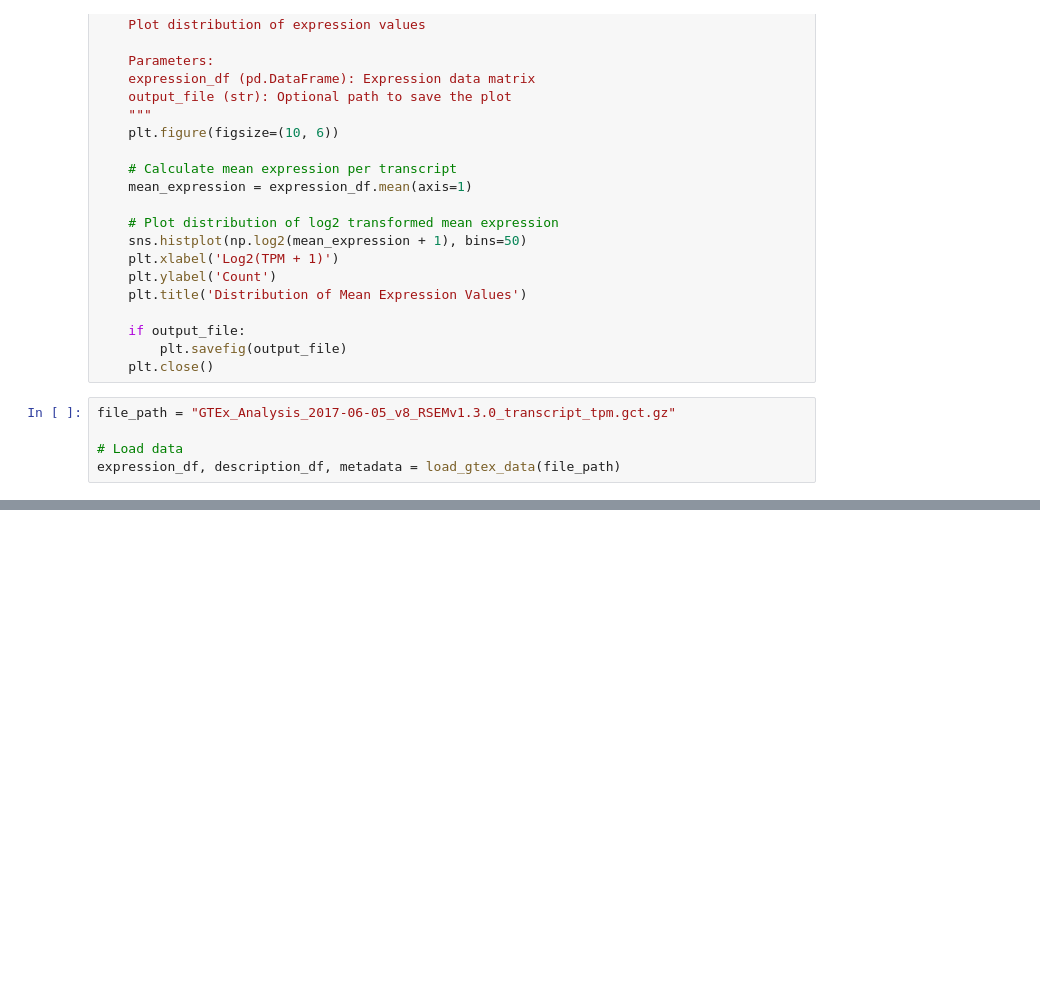
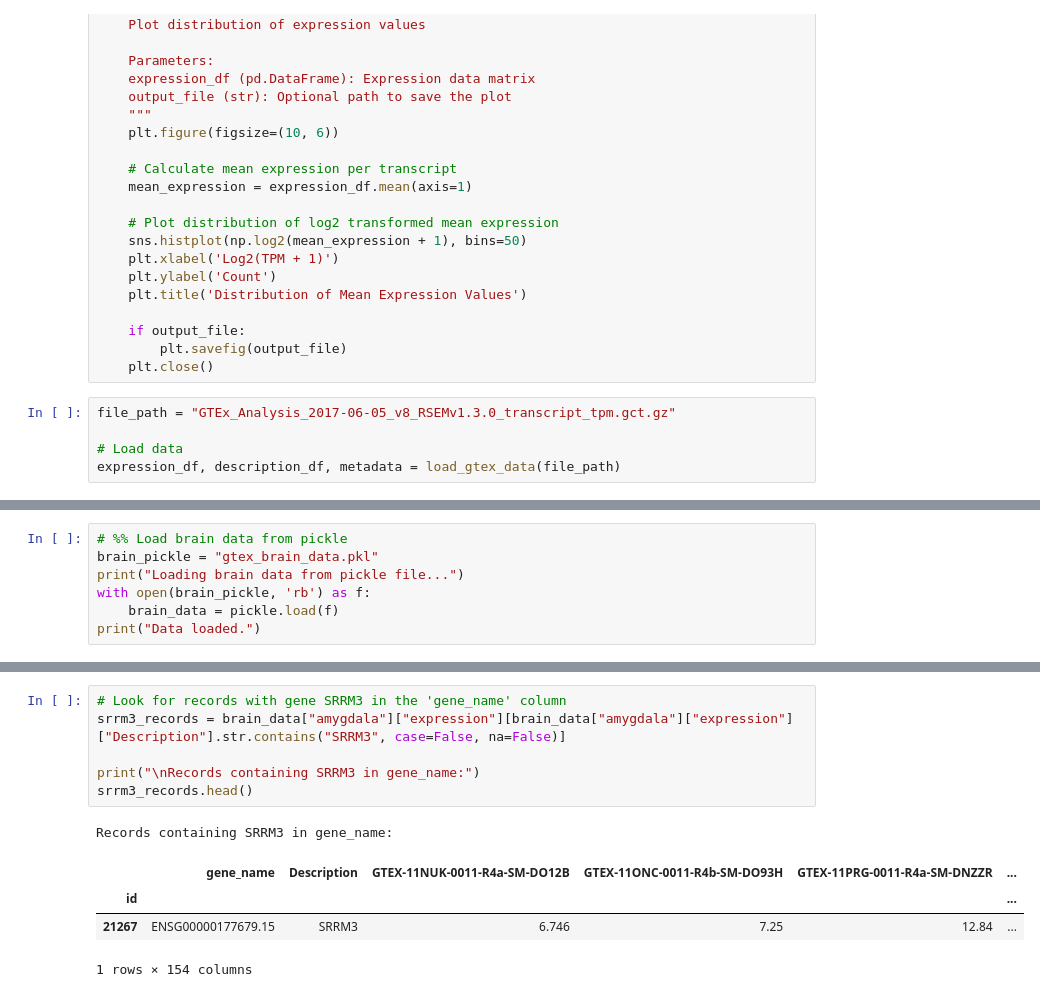
Before and after one commit to michal7kw/SRF_SRRM3, a Jupyter notebook: load_data.ipynb, the cells around one changed output, grey strips where cells are left out. Saved outputs shown, nothing was run; the diff lists cells and outputs as text; blank space fills up the shorter version.

```diff
--- a/load_data.ipynb
+++ b/load_data.ipynb
@@ -143,0 +391,7 @@ plot_expression_distribution(filtered_df, "expression_distribution.png")
+# %%
+# %% Load brain data from pickle
+brain_pickle = "gtex_brain_data.pkl"
+print("Loading brain data from pickle file...")
+with open(brain_pickle, 'rb') as f:
+    brain_data = pickle.load(f)
+print("Data loaded.")
@@ -143,0 +510,12 @@ plot_expression_distribution(filtered_df, "expression_distribution.png")
+# %%
+# Look for records with gene SRRM3 in the 'gene_name' column
+srrm3_records = brain_data["amygdala"]["expression"][brain_data["amygdala"]["expression"]["Description"].str.contains("SRRM3", case=False, na=False)]
+
+print("\nRecords containing SRRM3 in gene_name:")
+srrm3_records.head()
+# %% [output]
+Records containing SRRM3 in gene_name:
+|  | gene_name | Description | GTEX-11NUK-0011-R4a-SM-DO12B | GTEX-11ONC-0011-R4b-SM-DO93H | GTEX-11PRG-0011-R4a-SM-DNZZR | ... |
+| id |  |  |  |  |  | ... |
+| 21267 | ENSG00000177679.15 | SRRM3 | 6.746 | 7.25 | 12.84 | ... |
+1 rows × 154 columns
```
Also changed, not shown: parts of 29 cells of this notebook, 1 other file.
